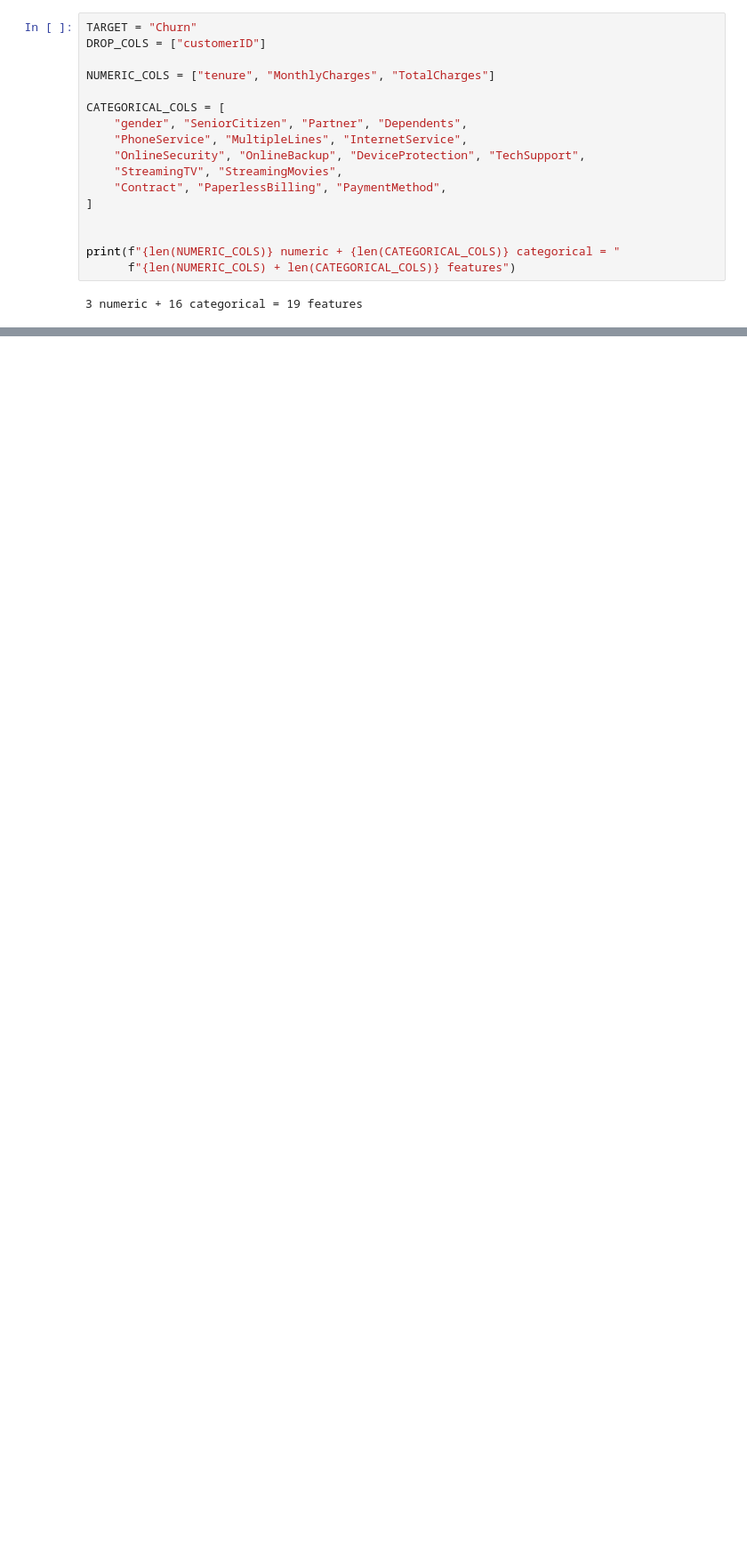
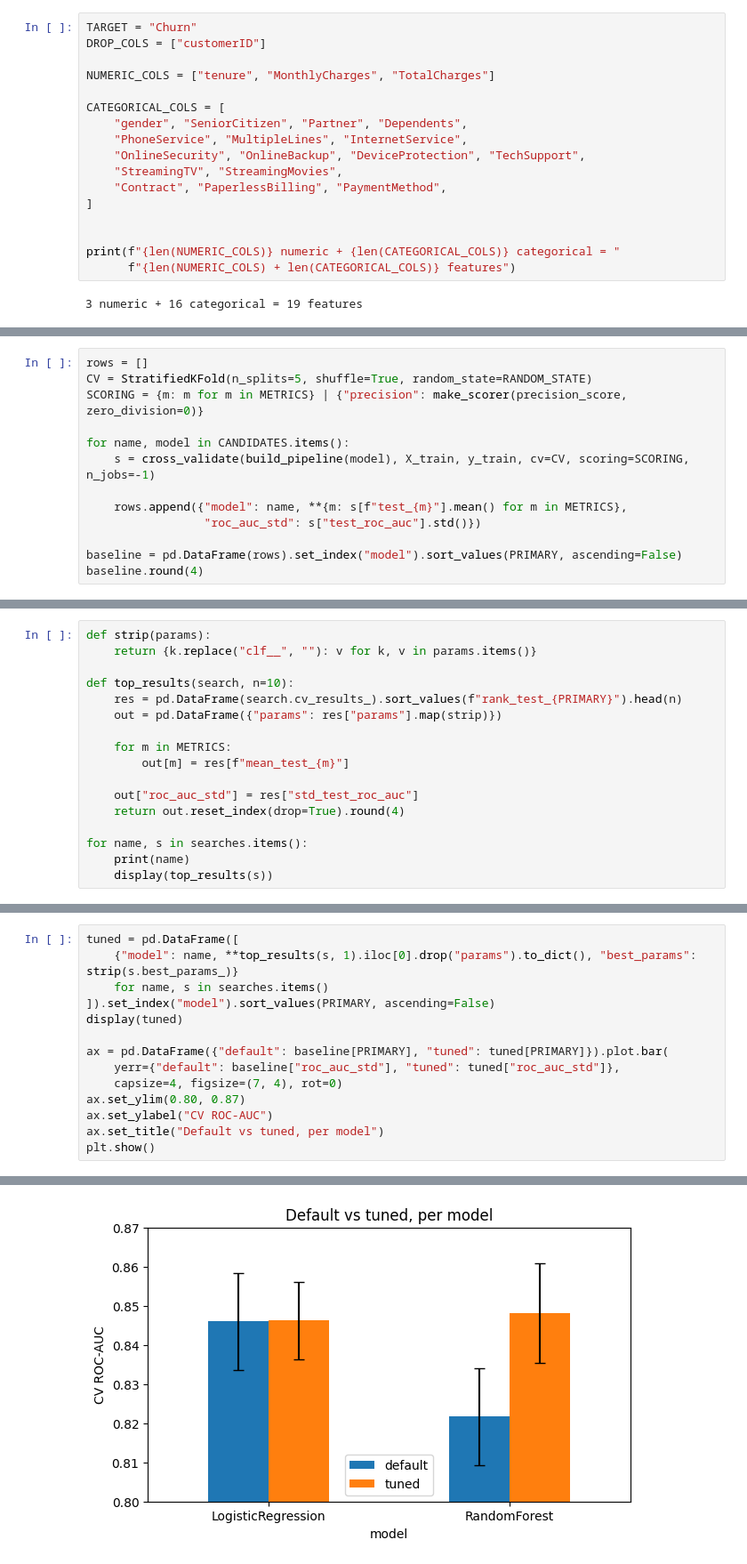
Before and after one commit to Het-26/ML-Project, a Jupyter notebook: notebooks/eda_and_training.ipynb, the cells around one changed output, grey strips where cells are left out. Shown at 89% size. Drawn from its saved outputs; the diff is of its cells as text; blank space fills up the shorter version.

Commit message:
Day-2 Select model, config, and data cleaning

```diff
--- a/notebooks/eda_and_training.ipynb
+++ b/notebooks/eda_and_training.ipynb
@@ -228,0 +285,13 @@ print(f"{len(NUMERIC_COLS)} numeric + {len(CATEGORICAL_COLS)} categorical = "
+# %%
+rows = []
+CV = StratifiedKFold(n_splits=5, shuffle=True, random_state=RANDOM_STATE)
+SCORING = {m: m for m in METRICS} | {"precision": make_scorer(precision_score, zero_division=0)}
+
+for name, model in CANDIDATES.items():
+    s = cross_validate(build_pipeline(model), X_train, y_train, cv=CV, scoring=SCORING, n_jobs=-1)
+
+    rows.append({"model": name, **{m: s[f"test_{m}"].mean() for m in METRICS},
+                 "roc_auc_std": s["test_roc_auc"].std()})
+
+baseline = pd.DataFrame(rows).set_index("model").sort_values(PRIMARY, ascending=False)
+baseline.round(4)
@@ -228,0 +327,17 @@ print(f"{len(NUMERIC_COLS)} numeric + {len(CATEGORICAL_COLS)} categorical = "
+# %%
+def strip(params):
+    return {k.replace("clf__", ""): v for k, v in params.items()}
+
+def top_results(search, n=10):
+    res = pd.DataFrame(search.cv_results_).sort_values(f"rank_test_{PRIMARY}").head(n)
+    out = pd.DataFrame({"params": res["params"].map(strip)})
+
+    for m in METRICS:
+        out[m] = res[f"mean_test_{m}"]
+
+    out["roc_auc_std"] = res["std_test_roc_auc"]
+    return out.reset_index(drop=True).round(4)
+
+for name, s in searches.items():
+    print(name)
+    display(top_results(s))
@@ -228,0 +371,15 @@ print(f"{len(NUMERIC_COLS)} numeric + {len(CATEGORICAL_COLS)} categorical = "
+# %%
+tuned = pd.DataFrame([
+    {"model": name, **top_results(s, 1).iloc[0].drop("params").to_dict(), "best_params": strip(s.best_params_)}
+    for name, s in searches.items()
+]).set_index("model").sort_values(PRIMARY, ascending=False)
+display(tuned)
+
+ax = pd.DataFrame({"default": baseline[PRIMARY], "tuned": tuned[PRIMARY]}).plot.bar(
+    yerr={"default": baseline["roc_auc_std"], "tuned": tuned["roc_auc_std"]},
+    capsize=4, figsize=(7, 4), rot=0)
+ax.set_ylim(0.80, 0.87)
+ax.set_ylabel("CV ROC-AUC")
+ax.set_title("Default vs tuned, per model")
+plt.show()
+# %% [output]
@@ -228,0 +390 @@ print(f"{len(NUMERIC_COLS)} numeric + {len(CATEGORICAL_COLS)} categorical = "
+[figure, added]
```
Also changed, not shown: parts of 17 cells of this notebook, 2 other files.
